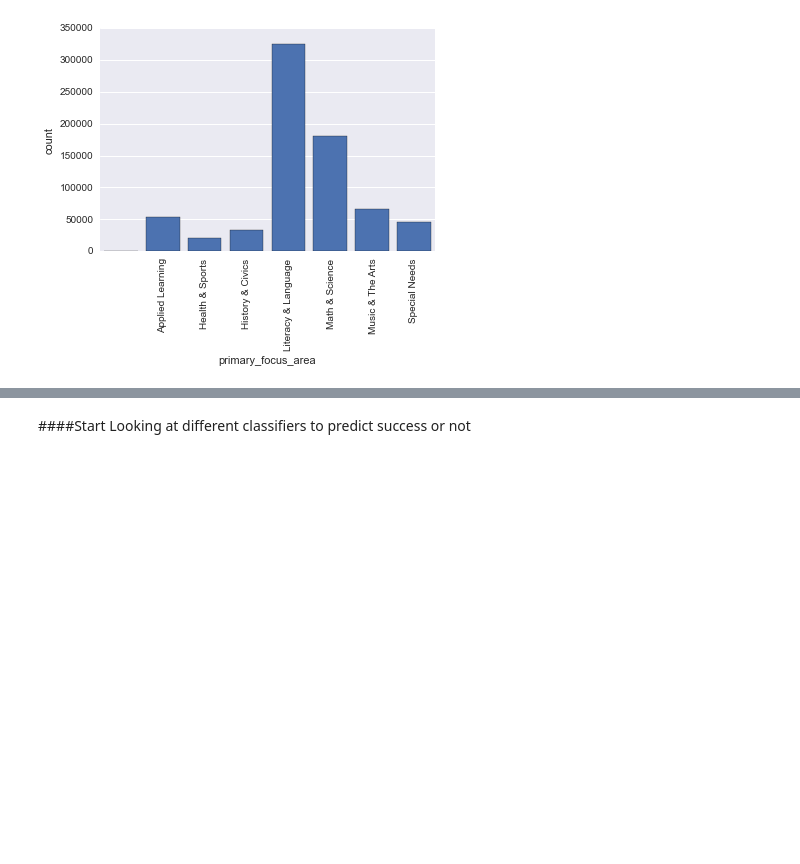
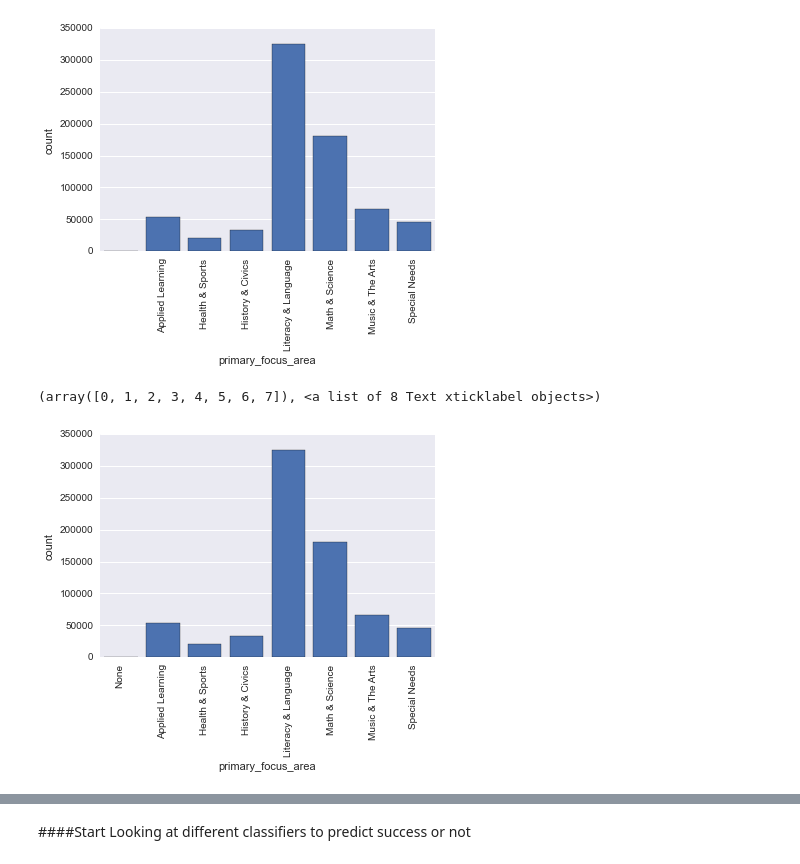
Before and after one commit to LylePayne/DonorsChooseAnalysis, a Jupyter notebook: DonorsChoose Prediction Analysis.ipynb, the cells around one changed output, grey strips where cells are left out. Saved outputs shown, nothing was run; the diff lists cells and outputs as text; code cells hidden in the pictures; blank space fills up the shorter version.

```diff
--- a/DonorsChoose Prediction Analysis.ipynb
+++ b/DonorsChoose Prediction Analysis.ipynb
@@ -138,3 +140,11 @@ plt.xticks(rotation = 90)
 # %% [output]
 (array([0, 1, 2, 3, 4, 5, 6, 7]), <a list of 8 Text xticklabel objects>)
 [figure]
+# %%
+dummy_df_4.loc[~dummy_df_4["primary_focus_area"].isin(["Applied Learning", "Health & Sports", "History & Civics", "Literacy & Language", "Math & Science", "Music & The Arts", "Special Needs"]), "primary_focus_area"] = None
+# %%
+sn.barplot(dummy_df_4.primary_focus_area)
+plt.xticks(rotation=90)
+# %% [output]
+(array([0, 1, 2, 3, 4, 5, 6, 7]), <a list of 8 Text xticklabel objects>)
+[figure, added]
```
Also changed, not shown: parts of 17 cells of this notebook.
